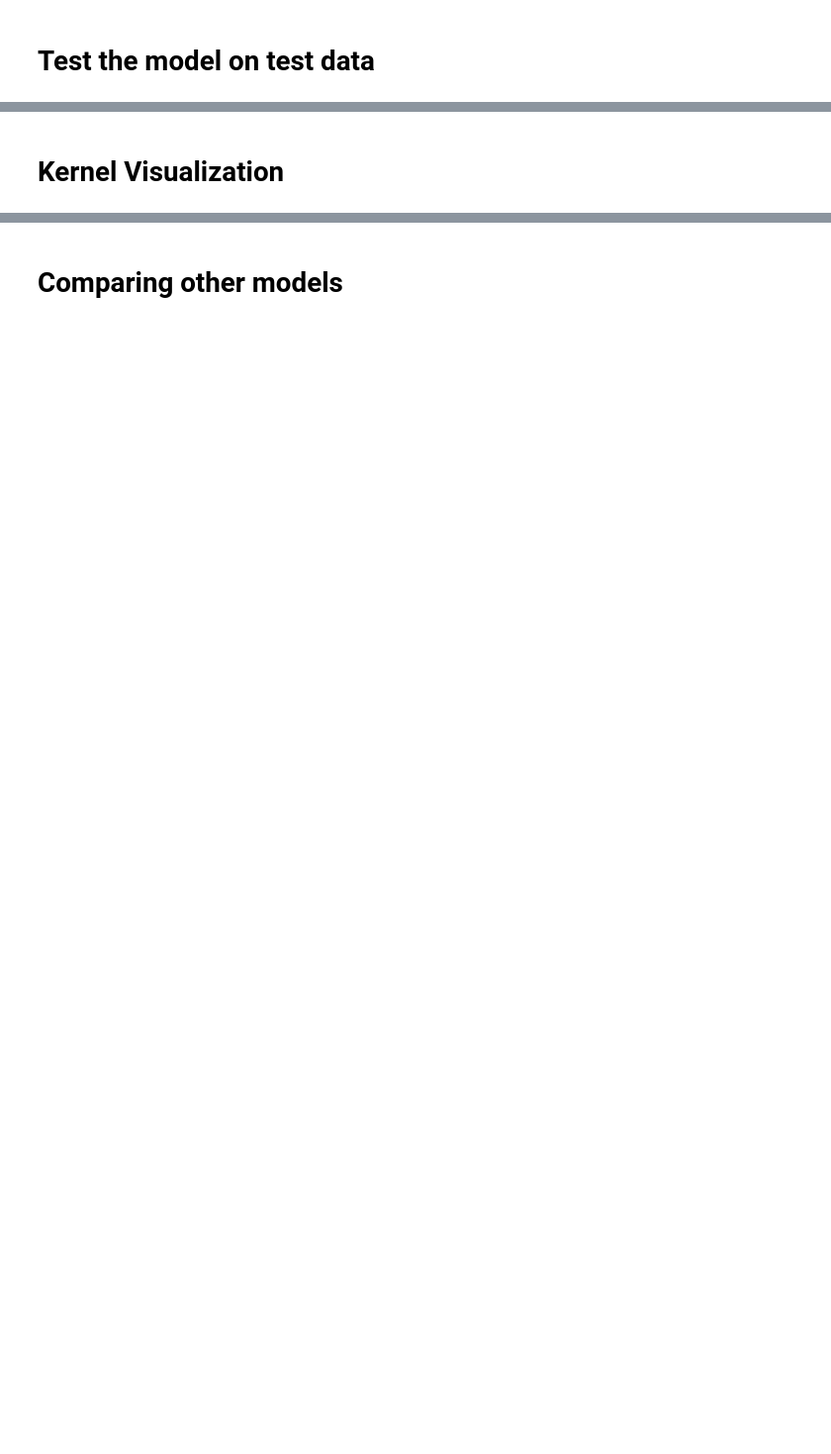
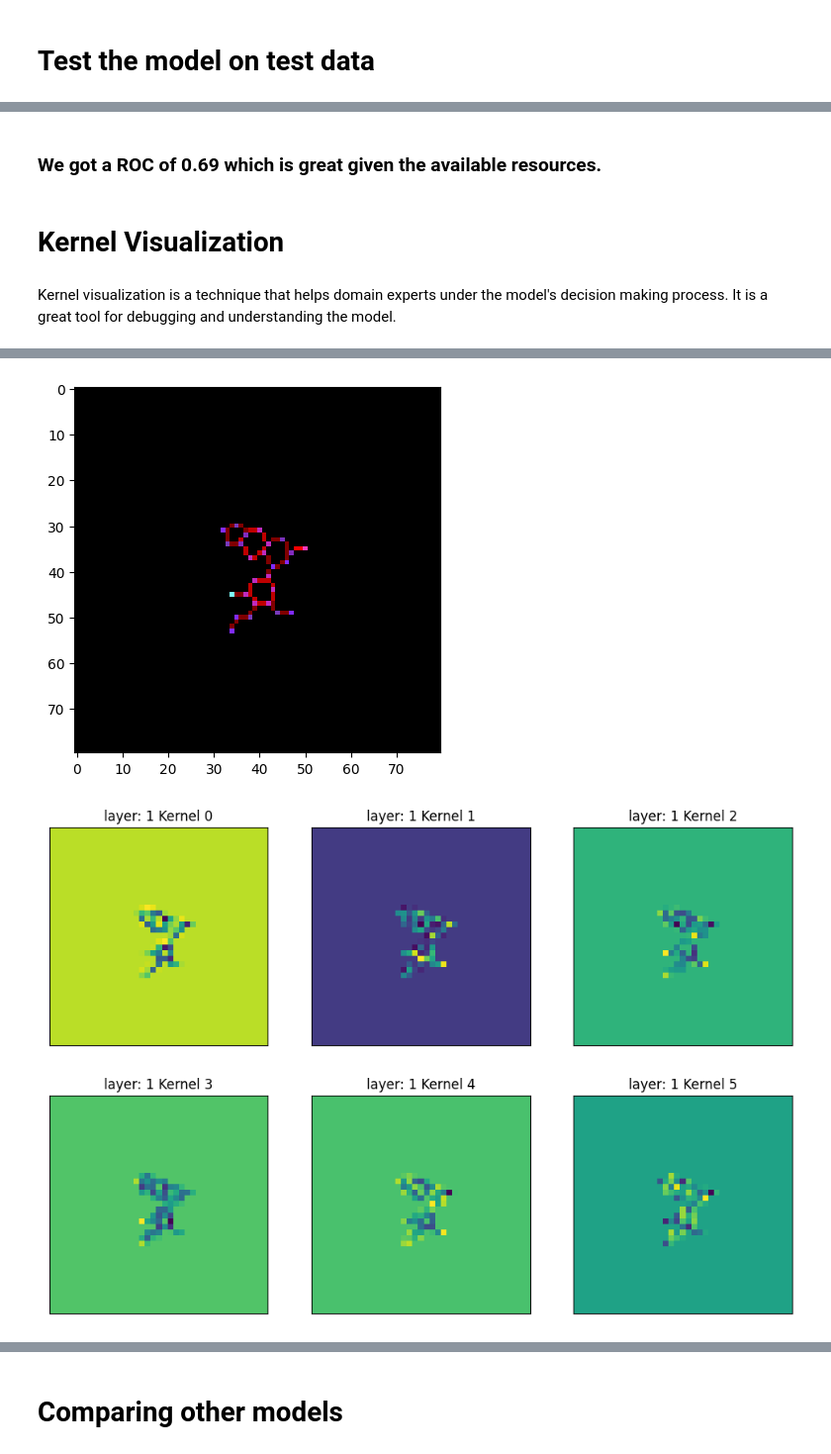
Before and after one commit to Wa-lead/CV_PROJECT, a Jupyter notebook: ChemCeption.ipynb, the cells around one changed output, grey strips where cells are left out. Shown: that part at 99% size. Drawn from its saved outputs; the diff is of its cells as text; code cells hidden in the pictures; blank space fills up the shorter version.

```diff
--- a/ChemCeption.ipynb
+++ b/ChemCeption.ipynb
@@ -245,3 +259,29 @@ plt.show()
 [figure]
+# %% [markdown]
+### We got a ROC of 0.69 which is great given the available resources.
 # %% [markdown]
 # Kernel Visualization
+# %% [markdown]
+Kernel visualization is a technique that helps domain experts under the model's decision making process. It is a great tool for debugging and understanding the model.
+# %%
+
+def plot_kernels(kernels, layer_name):
+    fig, axes = plt.subplots(2,3, figsize=(12,8))
+    for i,ax in enumerate(axes.flatten()):
+        # add color to values legend
+        ax.imshow(kernels[:,:,i], cmap='viridis')
+        ax.set_xticks([])
+        ax.set_yticks([])
+        ax.set_title(f"layer: {layer_name} Kernel %s"%i)
+# %%
+conv_layers = [(i, layer) for i, layer in enumerate(model.layers) if 'conv' in layer.name]
+plt.imshow(X_train[14271,:,:,:])
+for layer in conv_layers:
+    if layer[1].output_shape[1] > 28:
+        layer1_model = Model(inputs=model.input,
+                    outputs=model.layers[layer[0]].output)
+
+        kernels1 = layer1_model.predict(X_train[14271:14272,:,:,:])[0]
+        plot_kernels(kernels1, layer[0])
+        plt.show()
+# %% [output]
@@ -247,0 +289,2 @@ plt.show()
+[figure, added]
+[figure, added]
```
Also changed, not shown: parts of 41 cells of this notebook, 7 other files.
